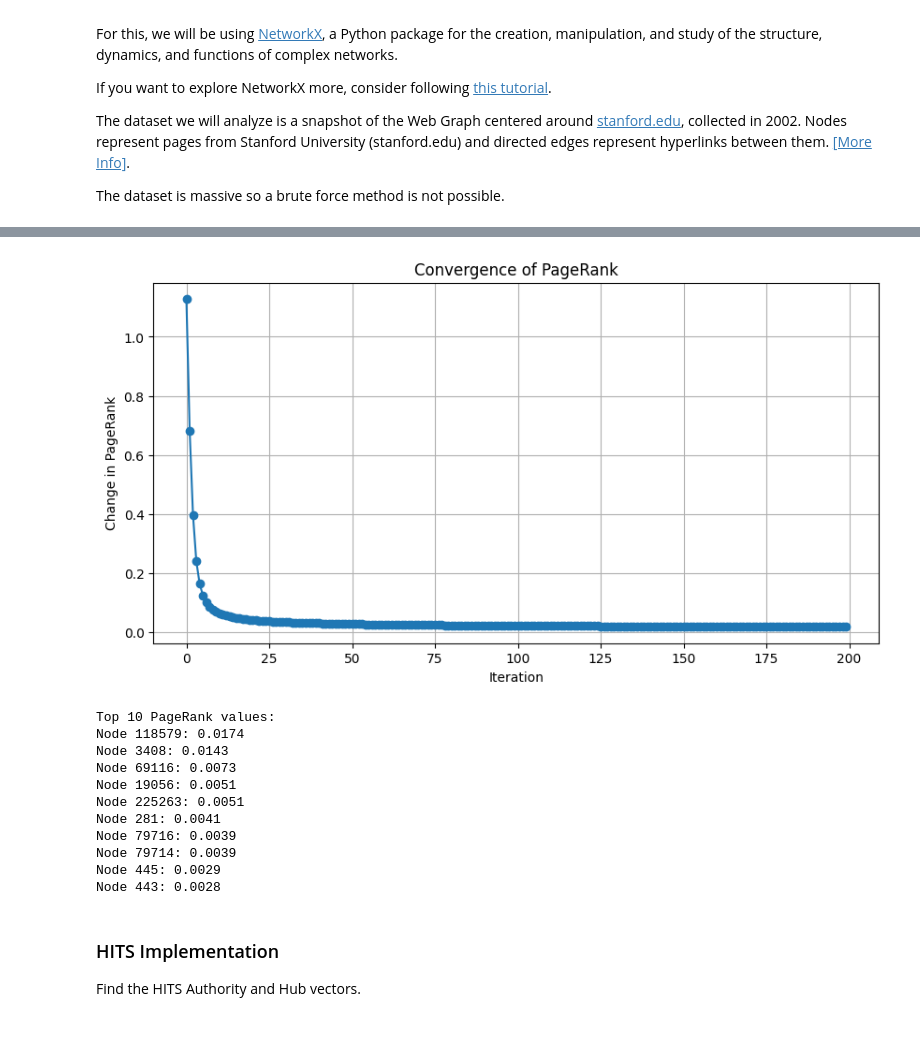
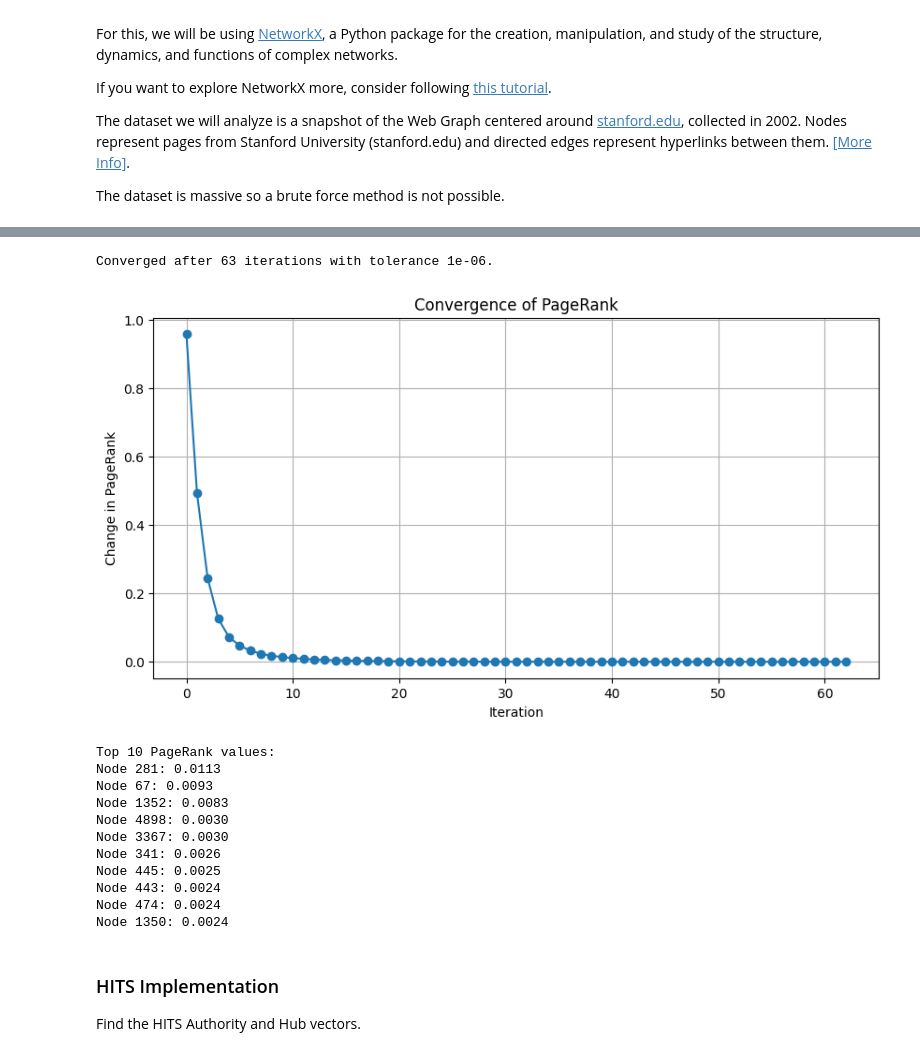
Before and after one commit to premobrendan/portfolio, a Jupyter notebook: school_work/stochastic_processes_f23/stochastic_processes.ipynb, the cells around one changed output, grey strips where cells are left out. Saved outputs shown, nothing was run; the diff lists cells and outputs as text; code cells hidden in the pictures.

```diff
--- a/school_work/stochastic_processes_f23/stochastic_processes.ipynb
+++ b/school_work/stochastic_processes_f23/stochastic_processes.ipynb
@@ -1033,49 +1039,50 @@ def get_page_rank(W, alpha=0.85, max_iter=200, tol=1e-6, show_plots=True, top=Tr
 
     for _ in range(max_iter):
         new_pagerank =  M.T @ pagerank # sparse matrix multiplication
-        new_pagerank += np.dot(pagerank, (1-alpha)/n) # adding the teleportation factor
+        new_pagerank += (1-alpha)/n # adding the teleportation factor
 
         new_pagerank /= np.sum(new_pagerank) # normalize new PageRank vector
         val = np.linalg.norm(new_pagerank - pagerank, ord=1) # convergence value
         if show_plots:
             records.append(val)
 
         if val < tol: # convergence check
             print(f"Converged after {_+1} iterations with tolerance {tol}.")
             break
         pagerank = new_pagerank
 
     if show_plots:
         plt.figure(figsize=(10, 5))
         plt.plot(records, marker='o')
         plt.title('Convergence of PageRank')
         plt.xlabel('Iteration')
         plt.ylabel('Change in PageRank')
         plt.grid()
         plt.show()
 
     if top:
         top_indices = np.argsort(pagerank)[-10:][::-1]
         print("Top 10 PageRank values:")
         for idx in top_indices:
             print(f"Node {idx}: {pagerank[idx]:.4f}")
 
     return pagerank
 
 pr = get_page_rank(W)
 # %% [output]
+Converged after 63 iterations with tolerance 1e-06.
-[figure, old version]
+[figure, new version]
-Top 10 PageRank values:
-Node 118579: 0.0174
-Node 3408: 0.0143
-Node 69116: 0.0073
-Node 19056: 0.0051
-Node 225263: 0.0051
-Node 281: 0.0041
-Node 79716: 0.0039
-Node 79714: 0.0039
-Node 445: 0.0029
-Node 443: 0.0028
+Top 10 PageRank values:
+Node 281: 0.0113
+Node 67: 0.0093
+Node 1352: 0.0083
+Node 4898: 0.0030
+Node 3367: 0.0030
+Node 341: 0.0026
+Node 445: 0.0025
+Node 443: 0.0024
+Node 474: 0.0024
+Node 1350: 0.0024
 # %% [markdown]
 ### HITS Implementation
 
```
Also changed, not shown: parts of 44 cells of this notebook, 28 other files.
